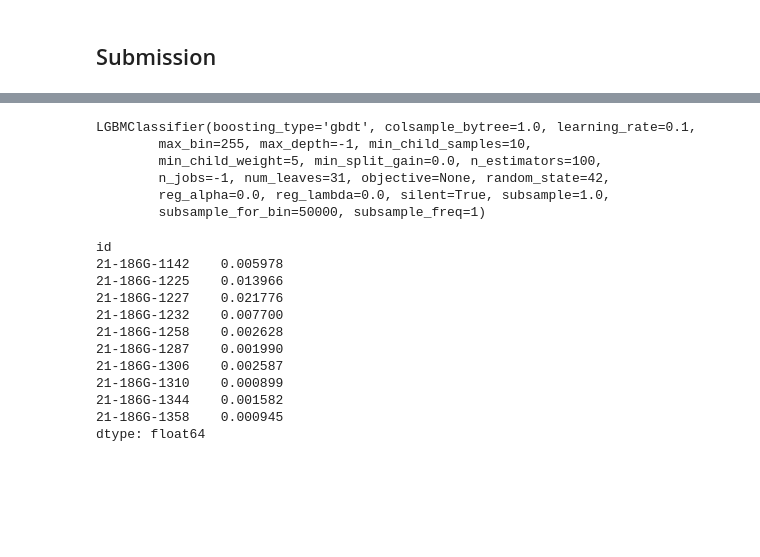
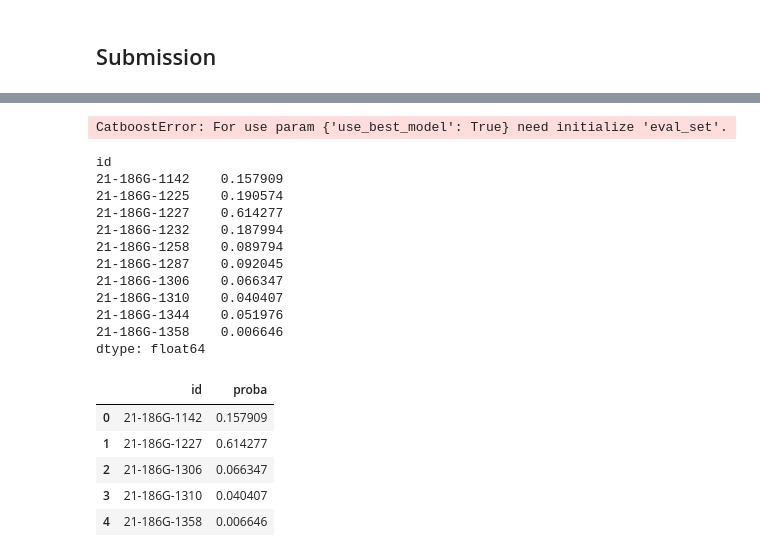
Before and after one commit to SokolovYaroslav/AIHack, a Jupyter notebook: TemplateCatBoost.ipynb, the cells around one changed output, grey strips where cells are left out. Drawn from its saved outputs; the diff is of its cells as text; code cells hidden in the pictures; blank space fills up the shorter version.

```diff
--- a/TemplateCatBoost.ipynb
+++ b/TemplateCatBoost.ipynb
@@ -143,32 +188,37 @@ Wall time: 5.98 s
-# %%
-lgb = LGBMClassifier(**lgb_params)
-lgb.fit(X_train_agg.values, y_train)
-# %% [output]
-LGBMClassifier(boosting_type='gbdt', colsample_bytree=1.0, learning_rate=0.1,
-        max_bin=255, max_depth=-1, min_child_samples=10,
-        min_child_weight=5, min_split_gain=0.0, n_estimators=100,
-        n_jobs=-1, num_leaves=31, objective=None, random_state=42,
-        reg_alpha=0.0, reg_lambda=0.0, silent=True, subsample=1.0,
-        subsample_for_bin=50000, subsample_freq=1)
+# %%
+clf = CatBoostClassifier(**params)
+clf.fit(X_train_agg.values, y_train, cat_features=cat_features, plot=True)
+# %% [output]
+CatboostError: For use param {'use_best_model': True} need initialize 'eval_set'.
 # %%
-y_pred = lgb.predict_proba(X_test_agg.values)[:, 1]
+y_pred = clf.predict_proba(X_test_agg.values)[:, 1]
 y_pred = pd.Series(y_pred, index=X_test_agg.index)
 y_pred[:10]
 # %% [output]
 id
-21-186G-1142    0.005978
-21-186G-1225    0.013966
-21-186G-1227    0.021776
-21-186G-1232    0.007700
-21-186G-1258    0.002628
-21-186G-1287    0.001990
-21-186G-1306    0.002587
-21-186G-1310    0.000899
-21-186G-1344    0.001582
-21-186G-1358    0.000945
+21-186G-1142    0.157909
+21-186G-1225    0.190574
+21-186G-1227    0.614277
+21-186G-1232    0.187994
+21-186G-1258    0.089794
+21-186G-1287    0.092045
+21-186G-1306    0.066347
+21-186G-1310    0.040407
+21-186G-1344    0.051976
+21-186G-1358    0.006646
 dtype: float64
 # %%
 sample_submission = pd.read_csv('data/sample_submission.csv')
 # %%
 y_pred = y_pred.reindex(sample_submission.id)
+sample_submission['proba'] = y_pred.values
+# %%
+sample_submission.head()
+# %% [output]
+|  | id | proba |
+| 0 | 21-186G-1142 | 0.157909 |
+| 1 | 21-186G-1227 | 0.614277 |
+| 2 | 21-186G-1306 | 0.066347 |
+| 3 | 21-186G-1310 | 0.040407 |
+| 4 | 21-186G-1358 | 0.006646 |
 # %%
```
Also changed, not shown: parts of 30 cells of this notebook.
